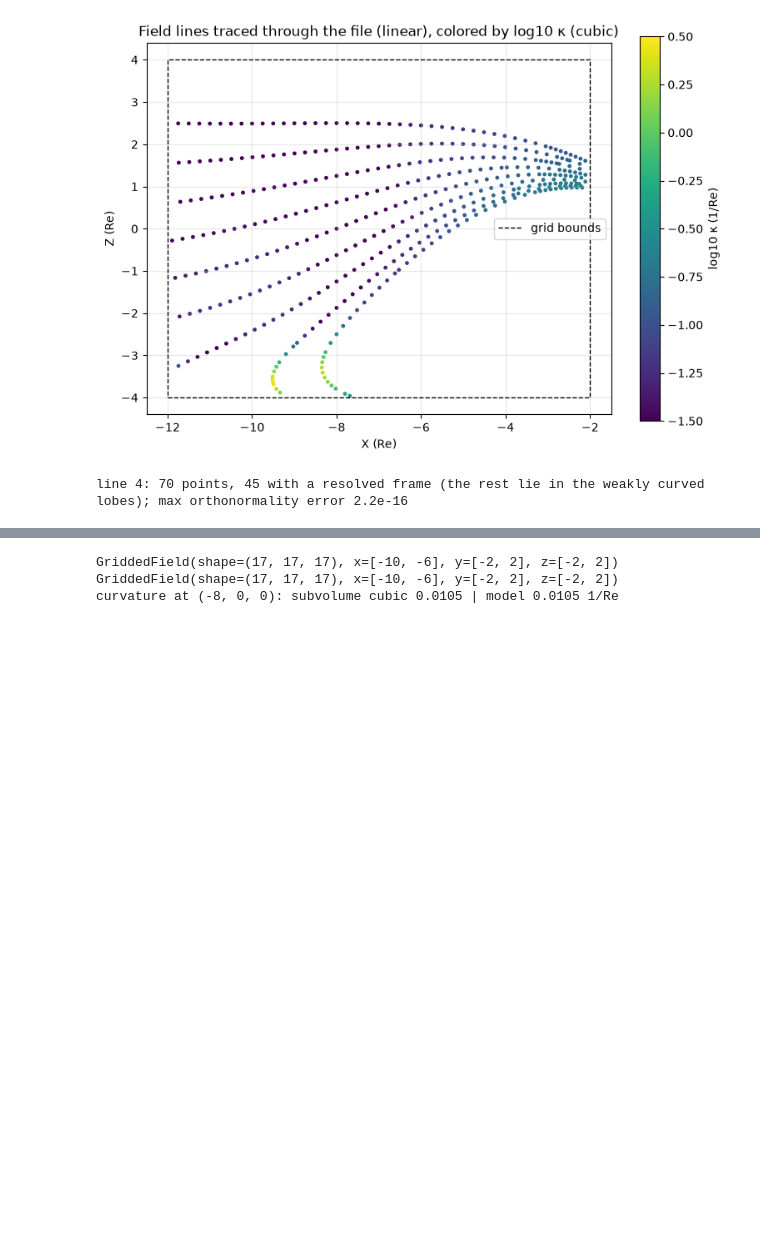
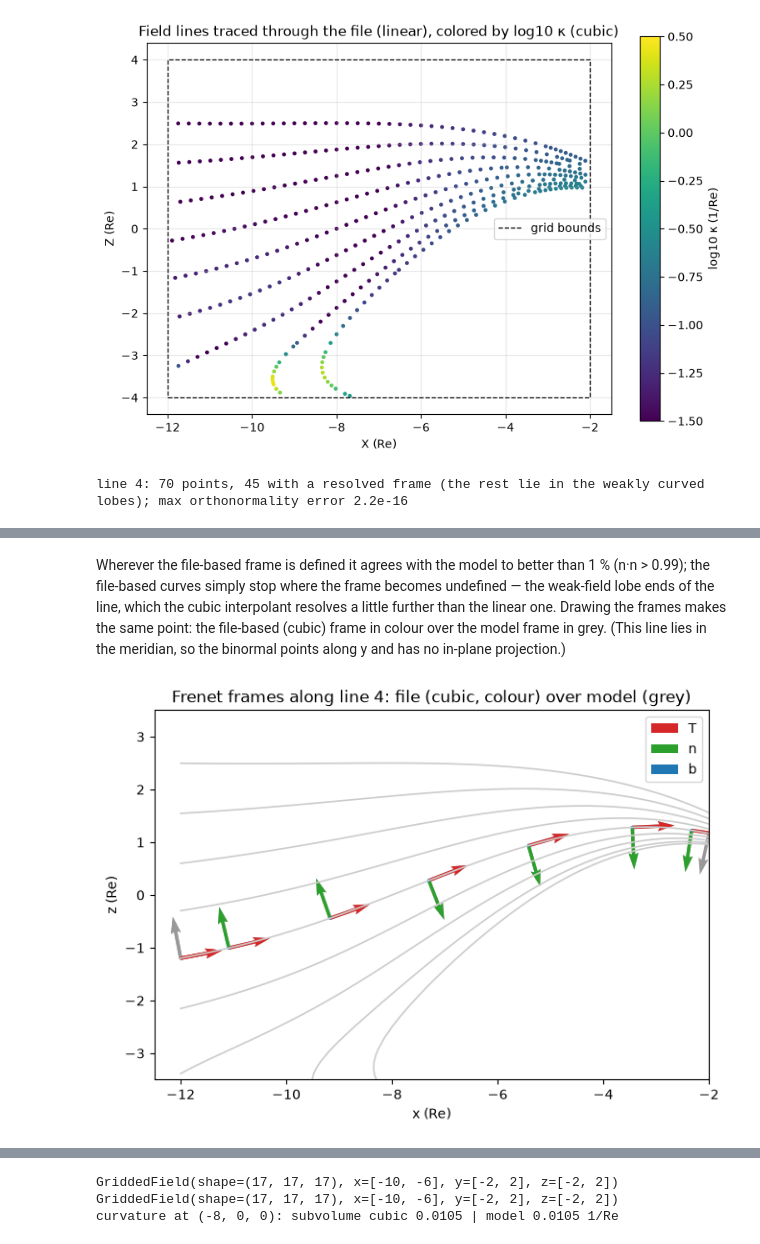
Before and after one commit to Butadiene/Mageometry, a Jupyter notebook: examples/notebooks/08_simulation_data_geometry.ipynb, the cells around one changed output, grey strips where cells are left out. Saved outputs shown, nothing was run; the diff lists cells and outputs as text; code cells hidden in the pictures; blank space fills up the shorter version.

```diff
--- a/examples/notebooks/08_simulation_data_geometry.ipynb
+++ b/examples/notebooks/08_simulation_data_geometry.ipynb
@@ -196,0 +266,14 @@ line 4: 70 points, 45 with a resolved frame (the rest lie in the weakly curved l
+# %% [markdown]
+Wherever the file-based frame is defined it agrees with the model to better than 1 % (n·n > 0.99); the file-based curves simply stop where the frame becomes undefined — the weak-field lobe ends of the line, which the cubic interpolant resolves a little further than the linear one. Drawing the frames makes the same point: the file-based (cubic) frame in colour over the model frame in grey. (This line lies in the meridian, so the binormal points along y and has no in-plane projection.)
+# %%
+pick = np.arange(0, x.size, 8)
+fig, ax = plt.subplots(figsize=(11, 5))
+viz.plot_field_lines(tr, plane="xz", ax=ax, color="0.8", unit="Re")
+viz.plot_frenet_frame(model, x[pick], y[pick], z[pick], delta=0.01, ax=ax, length=0.8,
+                      color="0.6", legend=False)
+viz.plot_frenet_frame(field_cub, x[pick], y[pick], z[pick], delta=0.1, ax=ax, length=0.8)
+ax.set_xlim(-12.5, -2); ax.set_ylim(-3.5, 3.5)
+ax.set_title("Frenet frames along line 4: file (cubic, colour) over model (grey)")
+plt.show()
+# %% [output]
+[figure, added]
```
Also changed, not shown: parts of 17 cells of this notebook, 6 other files.
